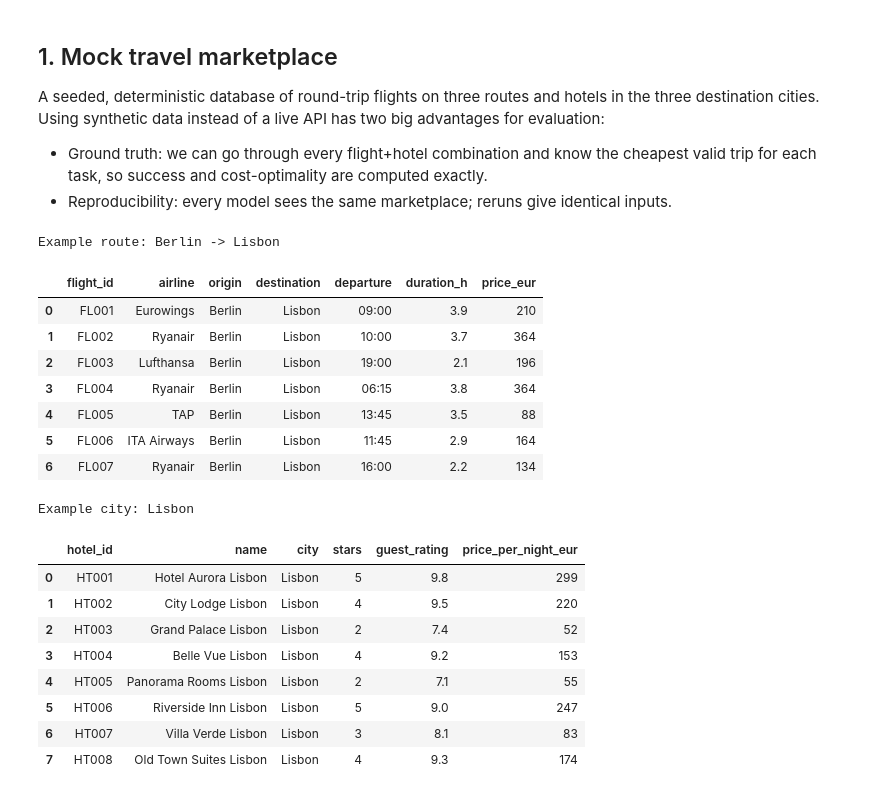
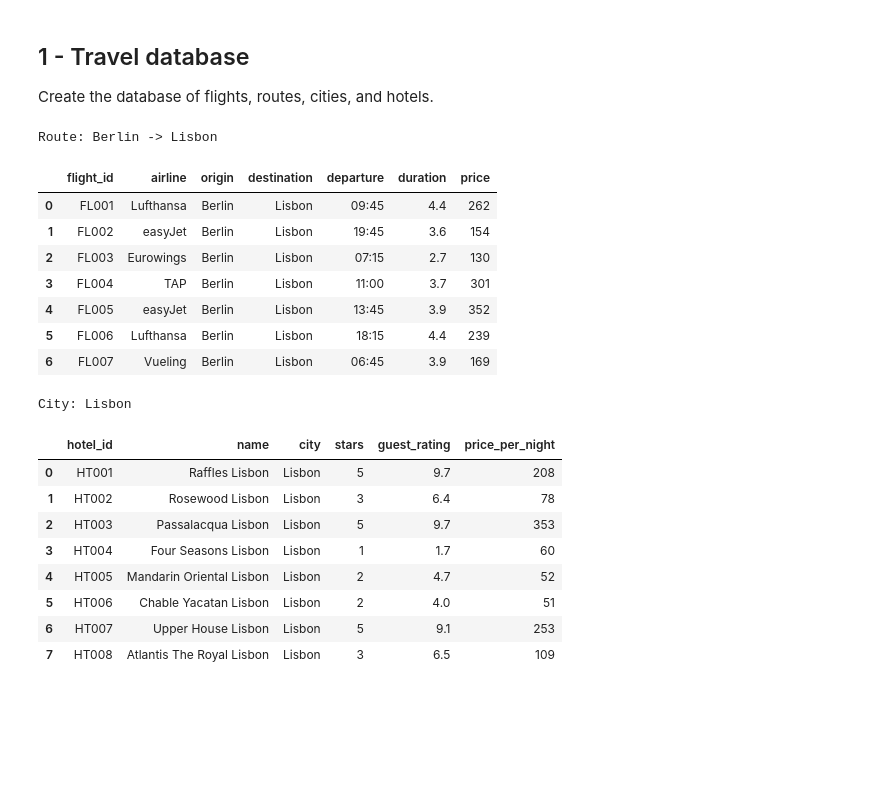
Before and after one commit to jazin7/llm-engineering, a Jupyter notebook: travel_agent_evaluation.ipynb, the cells around one changed output. Saved outputs shown, nothing was run; the diff lists cells and outputs as text; code cells hidden in the pictures; blank space fills up the shorter version.

Commit message:
use changed travel_agent_evaluation.ipynb

```diff
--- a/travel_agent_evaluation.ipynb
+++ b/travel_agent_evaluation.ipynb
@@ -96,26 +51,20 @@ torch : 2.11.0+cu128
 # %% [markdown]
-## 1. Mock travel marketplace
+## 1 - Travel database
 
-A seeded, deterministic database of round-trip flights on three routes and hotels in the
-three destination cities. Using synthetic data instead of a live API has two big advantages for
-evaluation:
-
-* Ground truth: we can go through every flight+hotel combination and know the cheapest valid
-  trip for each task, so success and cost-optimality are computed exactly.
-* Reproducibility: every model sees the same marketplace; reruns give identical inputs.
+Create the database of flights, routes, cities, and hotels.
 # %%
-rng = random.Random(42)  # fixed seed -> identical marketplace on every run
+rng = random.Random(67)  # fixed rng seed
 
 ROUTES = [("Berlin", "Lisbon"), ("Munich", "Barcelona"), ("Hamburg", "Rome")]
 DEST_CITIES = [dest for _, dest in ROUTES]
 
-AIRLINES = ["Lufthansa", "Ryanair", "easyJet", "TAP", "Vueling", "Eurowings", "ITA Airways"]
-HOTEL_NAMES = ["Hotel Aurora", "City Lodge", "Grand Palace", "Riverside Inn", "Casa Sol",
-               "Belle Vue", "Old Town Suites", "Station Hotel", "Panorama Rooms", "Villa Verde"]
+AIRLINES = ["Lufthansa", "Ryanair", "easyJet", "TAP", "Vueling", "Eurowings", "Wizz Air"]
+HOTEL_NAMES = ["Rosewood", "Four Seasons", "Capella", "Passalacqua", "Raffles",
+                "Atlantis The Royal", "Mandarin Oriental", "Chable Yacatan", "Upper House", "Copacabana"]
 
 
 def make_flights():
-    """7 round-trip flight options per route, prices spread from budget to premium."""
+    """7 flight options per route"""
     flights, n = {}, 1
     for origin, dest in ROUTES:
         options = []
@@ -125,61 +74,61 @@ def make_flights():
                 "airline": rng.choice(AIRLINES),
                 "origin": origin,
                 "destination": dest,
-                "departure": f"{rng.randint(6, 21):02d}:{rng.choice(['00', '15', '30', '45'])}",
-                "duration_h": round(rng.uniform(2.0, 4.5), 1),
-                "price_eur": rng.randint(85, 420),  # round-trip total
+                "departure": f"{rng.randint(6, 21):02d}:{rng.choice(['00', '15', '30', '45'])}", # departure times from 6:00 to 21:45
+                "duration": round(rng.uniform(2.0, 4.5), 1), # durations from 2.0 to 4.5, rounded
+                "price": rng.randint(50, 420),
             })
             n += 1
         flights[(origin, dest)] = options
     return flights
 
 
 def make_hotels():
-    """8 hotels per destination city; price correlates with star rating."""
+    """8 hotels per destination city"""
     hotels, n = {}, 1
     for city in DEST_CITIES:
         options = []
         for name in rng.sample(HOTEL_NAMES, 8):
-            stars = rng.randint(2, 5)
-            base = {2: 45, 3: 70, 4: 110, 5: 180}[stars]
+            stars = rng.randint(1, 5)
+            base = {1: 30, 2: 45, 3: 70, 4: 110, 5: 180}[stars]
             options.append({
                 "hotel_id": f"HT{n:03d}",
                 "name": f"{name} {city}",
                 "city": city,
                 "stars": stars,
-                "guest_rating": round(min(9.8, rng.uniform(5.5 + 0.7 * stars, 5.9 + 0.9 * stars)), 1),
-                "price_per_night_eur": base + rng.randint(0, base),
+                "guest_rating": round(min(10.0, rng.uniform(2.0 * stars - 1.0, 2.0 * stars + 1.0)), 1), # ratings from 1 to 10, correlated with stars
+                "price_per_night": base + rng.randint(0, base),
             })
             n += 1
         hotels[city] = options
     return hotels
 
 
 FLIGHTS = make_flights()
 HOTELS = make_hotels()
 
-print("Example route: Berlin -> Lisbon")
+print("Route: Berlin -> Lisbon")
 display(pd.DataFrame(FLIGHTS[("Berlin", "Lisbon")]))
-print("Example city: Lisbon")
+print("City: Lisbon")
 display(pd.DataFrame(HOTELS["Lisbon"]))
 # %% [output]
-Example route: Berlin -> Lisbon
+Route: Berlin -> Lisbon
-|  | flight_id | airline | origin | destination | departure | duration_h | price_eur |
-| 0 | FL001 | Eurowings | Berlin | Lisbon | 09:00 | 3.9 | 210 |
-| 1 | FL002 | Ryanair | Berlin | Lisbon | 10:00 | 3.7 | 364 |
-| 2 | FL003 | Lufthansa | Berlin | Lisbon | 19:00 | 2.1 | 196 |
-| 3 | FL004 | Ryanair | Berlin | Lisbon | 06:15 | 3.8 | 364 |
-| 4 | FL005 | TAP | Berlin | Lisbon | 13:45 | 3.5 | 88 |
-| 5 | FL006 | ITA Airways | Berlin | Lisbon | 11:45 | 2.9 | 164 |
-| 6 | FL007 | Ryanair | Berlin | Lisbon | 16:00 | 2.2 | 134 |
+|  | flight_id | airline | origin | destination | departure | duration | price |
+| 0 | FL001 | Lufthansa | Berlin | Lisbon | 09:45 | 4.4 | 262 |
+| 1 | FL002 | easyJet | Berlin | Lisbon | 19:45 | 3.6 | 154 |
+| 2 | FL003 | Eurowings | Berlin | Lisbon | 07:15 | 2.7 | 130 |
+| 3 | FL004 | TAP | Berlin | Lisbon | 11:00 | 3.7 | 301 |
+| 4 | FL005 | easyJet | Berlin | Lisbon | 13:45 | 3.9 | 352 |
+| 5 | FL006 | Lufthansa | Berlin | Lisbon | 18:15 | 4.4 | 239 |
+| 6 | FL007 | Vueling | Berlin | Lisbon | 06:45 | 3.9 | 169 |
-Example city: Lisbon
+City: Lisbon
-|  | hotel_id | name | city | stars | guest_rating | price_per_night_eur |
-| 0 | HT001 | Hotel Aurora Lisbon | Lisbon | 5 | 9.8 | 299 |
-| 1 | HT002 | City Lodge Lisbon | Lisbon | 4 | 9.5 | 220 |
-| 2 | HT003 | Grand Palace Lisbon | Lisbon | 2 | 7.4 | 52 |
-| 3 | HT004 | Belle Vue Lisbon | Lisbon | 4 | 9.2 | 153 |
-| 4 | HT005 | Panorama Rooms Lisbon | Lisbon | 2 | 7.1 | 55 |
-| 5 | HT006 | Riverside Inn Lisbon | Lisbon | 5 | 9.0 | 247 |
-| 6 | HT007 | Villa Verde Lisbon | Lisbon | 3 | 8.1 | 83 |
-| 7 | HT008 | Old Town Suites Lisbon | Lisbon | 4 | 9.3 | 174 |
+|  | hotel_id | name | city | stars | guest_rating | price_per_night |
+| 0 | HT001 | Raffles Lisbon | Lisbon | 5 | 9.7 | 208 |
+| 1 | HT002 | Rosewood Lisbon | Lisbon | 3 | 6.4 | 78 |
+| 2 | HT003 | Passalacqua Lisbon | Lisbon | 5 | 9.7 | 353 |
+| 3 | HT004 | Four Seasons Lisbon | Lisbon | 1 | 1.7 | 60 |
+| 4 | HT005 | Mandarin Oriental Lisbon | Lisbon | 2 | 4.7 | 52 |
+| 5 | HT006 | Chable Yacatan Lisbon | Lisbon | 2 | 4.0 | 51 |
+| 6 | HT007 | Upper House Lisbon | Lisbon | 5 | 9.1 | 253 |
+| 7 | HT008 | Atlantis The Royal Lisbon | Lisbon | 3 | 6.5 | 109 |
 # %% [markdown]
```
Also changed, not shown: parts of 29 cells of this notebook.
